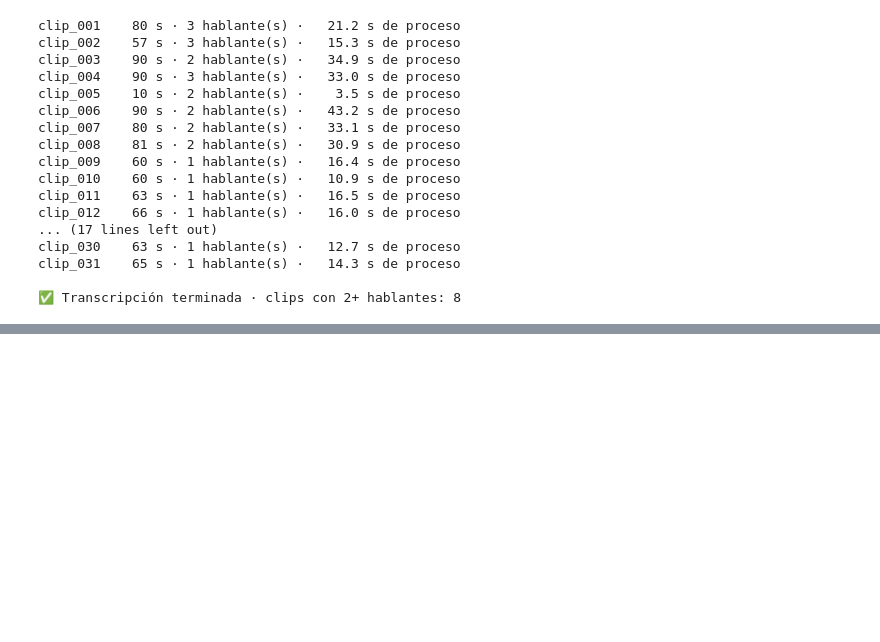
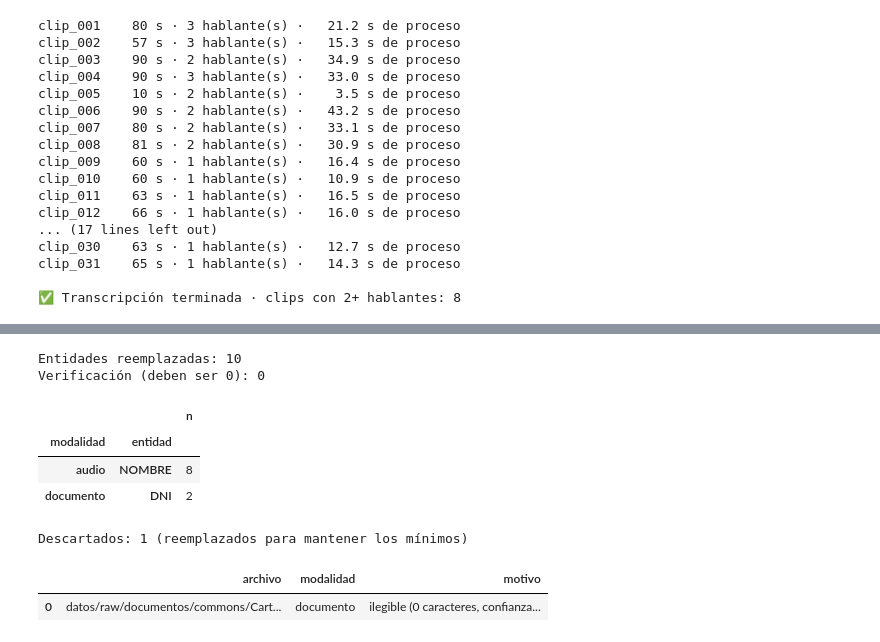
Before and after one commit to sandypmj/python_intermedio_2026, a Jupyter notebook: tarea_2/01_extraccion.ipynb, the cells around one changed output, grey strips where cells are left out. Cells and saved outputs as stored; diff of their text form; code cells hidden in the pictures; blank space fills up the shorter version.

```diff
--- a/tarea_2/01_extraccion.ipynb
+++ b/tarea_2/01_extraccion.ipynb
@@ -516,0 +525,23 @@ clip_031    65 s · 1 hablante(s) ·   14.3 s de proceso
+# %%
+# Recuperamos desde los respaldos (por si el kernel se reinició durante la noche; no repite OCR ni ASR)
+import json
+from pathlib import Path
+import numpy as np, pandas as pd, plotly.express as px, soundfile as sf
+from PIL import Image
+import utiles, voz
+
+RAW, RAW_AUD, EJEMPLOS = Path("datos/raw"), Path("datos/raw/audio"), Path("datos/ejemplos")
+FECHA, SEMILLA, SR = "2026-10-24", 2026, voz.SR
+docs = pd.read_pickle(RAW / "docs_ocr_respaldo.pkl")
+aud = pd.read_pickle(RAW / "aud_respaldo.pkl")
+if "descartes" not in globals():
+    descartes = [{"archivo": "datos/raw/documentos/commons/Cartel_Picante_de_cuy_ac7b64.jpg",
+                  "modalidad": "documento", "motivo": "ilegible (0 caracteres, confianza 0.0)"}]
+print(docs.shape, aud.shape)
+
+print("\n=== POSIBLES NOMBRES (revisar a mano) ===")
+for df, col in [(docs, "texto_ocr"), (aud, "texto_asr")]:
+    for r in df.itertuples():
+        c = utiles.candidatos_a_nombre(getattr(r, col))
+        if c:
+            print(f"{r.id}: {c}")
@@ -516,0 +566,37 @@ clip_031    65 s · 1 hablante(s) ·   14.3 s de proceso
+# %%
+# Revisión humana: personas privadas entrevistadas en la calle (El Agustino).
+# Se mantienen figuras públicas (futbolistas, autores, dirigente en conferencia de prensa), calles e instituciones.
+REEMPLAZOS = {
+    "Elena Durán": "[PERSONA_1]",
+    "Isabel Vásquez": "[PERSONA_2]",   # voz.seudonimizar también atrapa "Vázquez" y "Vasquez"
+}
+
+conteos = []
+for df, col, mod in [(docs, "texto_ocr", "documento"), (aud, "texto_asr", "audio")]:
+    nuevos = []
+    for r in df.itertuples():
+        limpio, c = utiles.seudonimizar_con_conteo(getattr(r, col), REEMPLAZOS)
+        nuevos.append(limpio)
+        conteos += [{"id": r.id, "modalidad": mod, "entidad": k, "n": v} for k, v in c.items()]
+    df[col] = nuevos
+
+reporte_seudo = pd.DataFrame(conteos, columns=["id", "modalidad", "entidad", "n"])
+json.dump(REEMPLAZOS, open(RAW / "reemplazos_privado.json", "w", encoding="utf-8"), ensure_ascii=False)  # privado, no se sube
+print("Entidades reemplazadas:", int(reporte_seudo["n"].sum()))
+print("Verificación (deben ser 0):", sum(aud["texto_asr"].str.contains(p, case=False).sum() for p in ["Durán", "Vázquez", "Vasquez", "Vásquez"]))
+reporte_seudo.groupby(["modalidad", "entidad"])["n"].sum().to_frame() if len(reporte_seudo) else "Ninguna"
+# %% [output]
+Entidades reemplazadas: 10
+Verificación (deben ser 0): 0
+|  |  | n |
+| modalidad | entidad |  |
+| audio | NOMBRE | 8 |
+| documento | DNI | 2 |
+# %%
+desc = pd.DataFrame(descartes, columns=["archivo", "modalidad", "motivo"])
+print(f"Descartados: {len(desc)} (reemplazados para mantener los mínimos)")
+desc
+# %% [output]
+Descartados: 1 (reemplazados para mantener los mínimos)
+|  | archivo | modalidad | motivo |
+| 0 | datos/raw/documentos/commons/Cart... | documento | ilegible (0 caracteres, confianza... |
```
Also changed, not shown: parts of 8 cells of this notebook, 25 other files.
